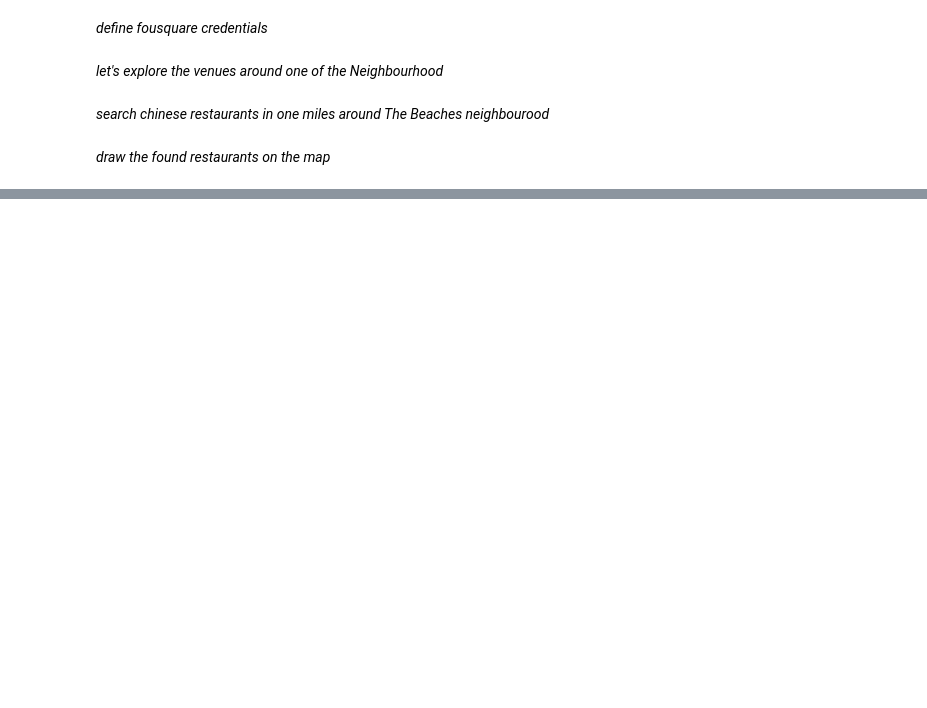
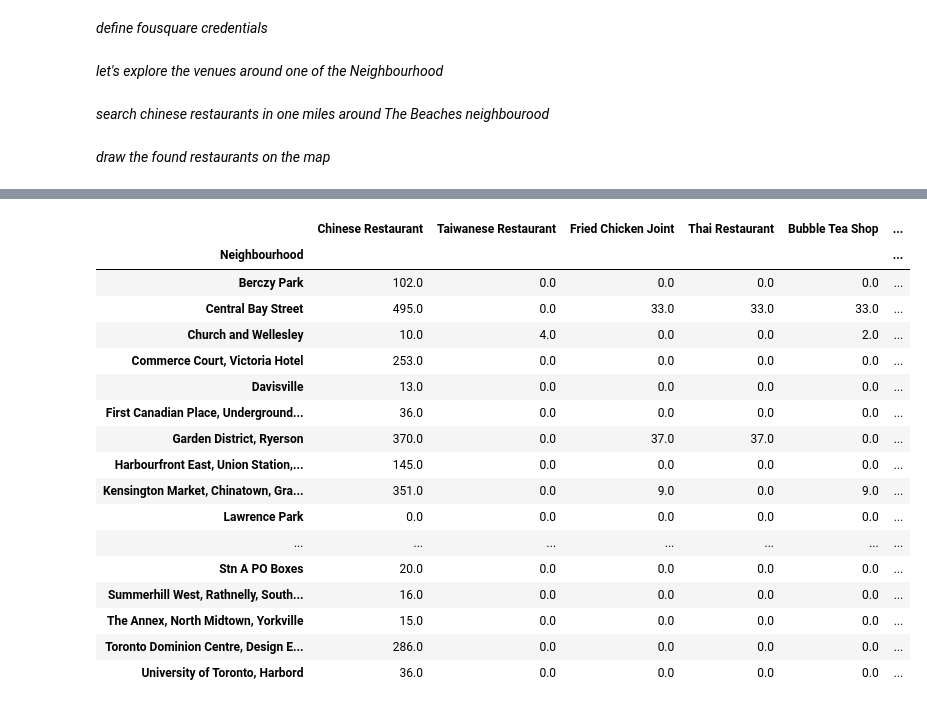
Before and after one commit to ugianka/Coursera_Capstone, a Jupyter notebook: toronto.ipynb, the cells around one changed output, grey strips where cells are left out. Cells and saved outputs as stored; diff of their text form; code cells hidden in the pictures; blank space fills up the shorter version.

```diff
--- a/toronto.ipynb
+++ b/toronto.ipynb
@@ -185,0 +247,3 @@ map_the_beaches
+# %%
+for i,r in venues.iterrows():
+    print(r['venue.categories'])
@@ -185,0 +256,37 @@ map_the_beaches
+# %%
+def get_category_type(row):
+    try:
+        categories_list = row['categories']
+    except:
+        categories_list = row['venue.categories']
+
+    if len(categories_list) == 0:
+        return None
+    else:
+        return categories_list[0]['name']
+
+
+def get_venues(neighDF,radius=500):
+    resultDF=pd.DataFrame(columns=['Neighbourhood','Category'])
+    final=pd.DataFrame()
+    LIMIT=100
+    for i,r in neighDF.iterrows():
+        ]print(r['Neighbourhood'])
+        latitude=r['Latitude']
+        longitude=r['Longitude']
+        url = 'https://api.foursquare.com/v2/venues/explore?client_id={}&client_secret={}&ll={},{}&v={}&query={}&radius={}&limit={}'.format(CLIENT_ID, CLIENT_SECRET, latitude, longitude, VERSION, search_query, radius, LIMIT)
+        results = requests.get(url).json()
+        # get the venues
+        venues=pd.json_normalize(results['response']['groups'][0]['items'])
+
+        #print(len(venues),type(venues),venues.head(10))
+        for ii,v in venues.iterrows():
+            #print('cat',v['venue.categories'])
+            cat=get_category_type(v)
+            resultDF=resultDF.append({'Neighbourhood':r['Neighbourhood'],'Category':cat},ignore_index=True)
+        one_hot_cat=pd.get_dummies(resultDF['Category'])
+        one_hot_cat['Neighbourhood']=resultDF['Neighbourhood']
+        final=final.append(one_hot_cat)
+    return final
+# %%
+fvenues=get_venues(neighborhoods)
@@ -185,0 +311,2 @@ map_the_beaches
+# %%
+fvenues=fvenues.fillna(0)
@@ -185,0 +329,21 @@ map_the_beaches
+# %%
+fvenues.groupby(['Neighbourhood']).sum()
+# %% [output]
+|  | Chinese Restaurant | Taiwanese Restaurant | Fried Chicken Joint | Thai Restaurant | Bubble Tea Shop | ... |
+| Neighbourhood |  |  |  |  |  | ... |
+| Berczy Park | 102.0 | 0.0 | 0.0 | 0.0 | 0.0 | ... |
+| Central Bay Street | 495.0 | 0.0 | 33.0 | 33.0 | 33.0 | ... |
+| Church and Wellesley | 10.0 | 4.0 | 0.0 | 0.0 | 2.0 | ... |
+| Commerce Court, Victoria Hotel | 253.0 | 0.0 | 0.0 | 0.0 | 0.0 | ... |
+| Davisville | 13.0 | 0.0 | 0.0 | 0.0 | 0.0 | ... |
+| First Canadian Place, Underground... | 36.0 | 0.0 | 0.0 | 0.0 | 0.0 | ... |
+| Garden District, Ryerson | 370.0 | 0.0 | 37.0 | 37.0 | 0.0 | ... |
+| Harbourfront East, Union Station,... | 145.0 | 0.0 | 0.0 | 0.0 | 0.0 | ... |
+| Kensington Market, Chinatown, Gra... | 351.0 | 0.0 | 9.0 | 0.0 | 9.0 | ... |
+| Lawrence Park | 0.0 | 0.0 | 0.0 | 0.0 | 0.0 | ... |
+| ... | ... | ... | ... | ... | ... | ... |
+| Stn A PO Boxes | 20.0 | 0.0 | 0.0 | 0.0 | 0.0 | ... |
+| Summerhill West, Rathnelly, South... | 16.0 | 0.0 | 0.0 | 0.0 | 0.0 | ... |
+| The Annex, North Midtown, Yorkville | 15.0 | 0.0 | 0.0 | 0.0 | 0.0 | ... |
+| Toronto Dominion Centre, Design E... | 286.0 | 0.0 | 0.0 | 0.0 | 0.0 | ... |
+| University of Toronto, Harbord | 36.0 | 0.0 | 0.0 | 0.0 | 0.0 | ... |
```
Also changed, not shown: parts of 8 cells of this notebook, 1 other file.
